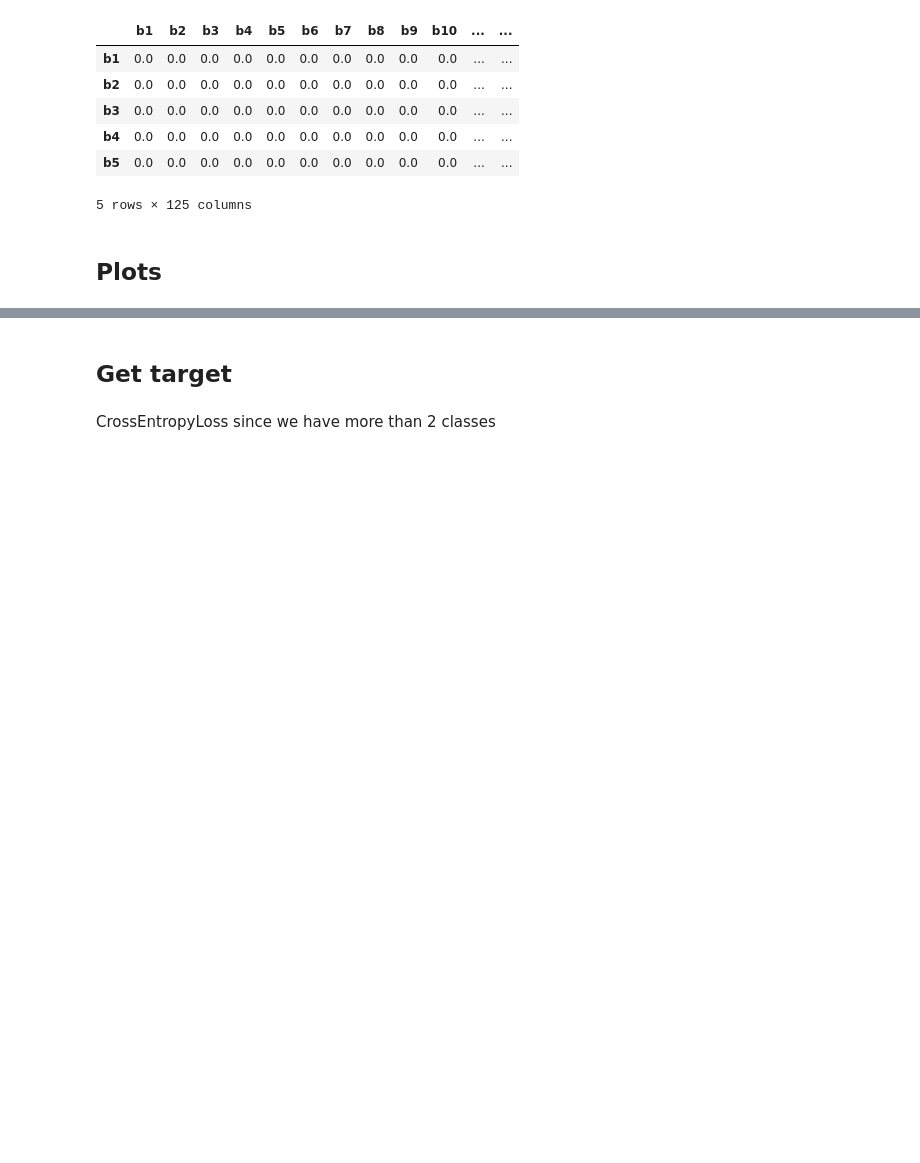
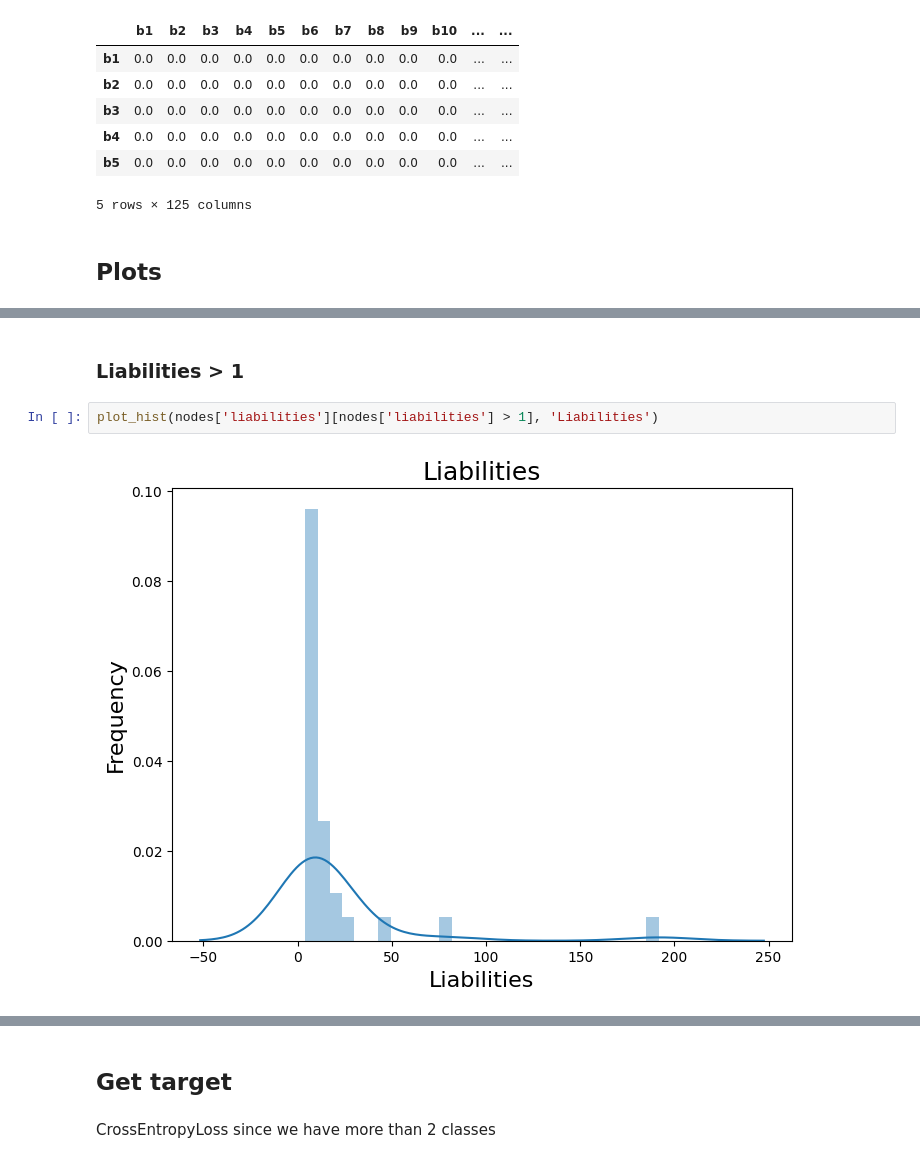
Before and after one commit to vibalcam/gnn-systemic-risk, a Jupyter notebook: notebooks/dataset.ipynb, the cells around one changed output, grey strips where cells are left out. Drawn from its saved outputs; the diff is of its cells as text; blank space fills up the shorter version.

```diff
--- a/notebooks/dataset.ipynb
+++ b/notebooks/dataset.ipynb
@@ -35,0 +73,6 @@ network.head()
+# %% [markdown]
+### Liabilities > 1
+# %%
+plot_hist(nodes['liabilities'][nodes['liabilities'] > 1], 'Liabilities')
+# %% [output]
+[figure, added]
```
Also changed, not shown: parts of 15 cells of this notebook, 3 other files.
